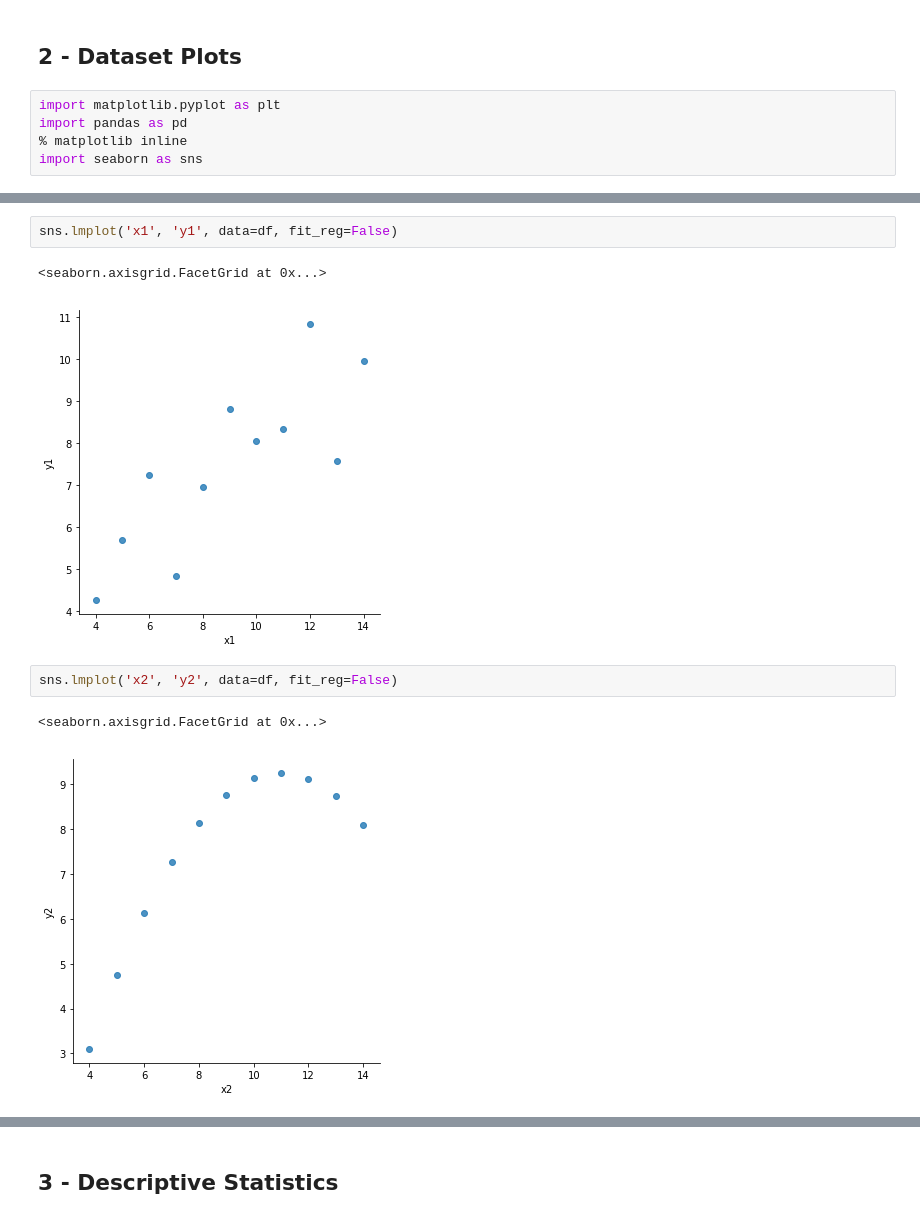
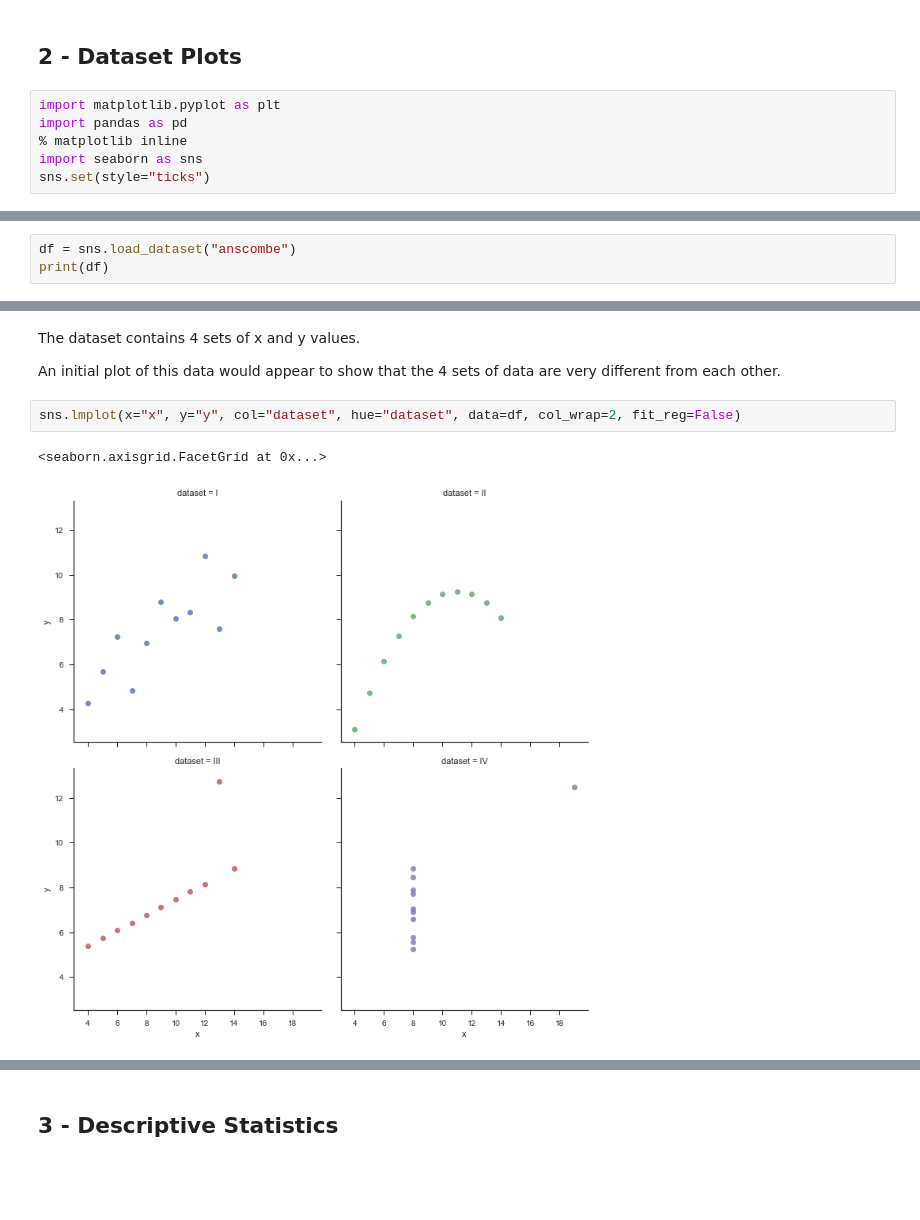
Before and after one commit to MKelly1303/GMIT_52446_Fund_Assignment1, a Jupyter notebook: 52446-Assignment_1_Mark_Kelly.ipynb, the cells around one changed output, grey strips where cells are left out. Cells and saved outputs as stored; diff of their text form; blank space fills up the shorter version.

Commit message:
Updated source data, charts and added a groupby function to describe the data

```diff
--- a/52446-Assignment_1_Mark_Kelly.ipynb
+++ b/52446-Assignment_1_Mark_Kelly.ipynb
@@ -24,3 +24,4 @@ import matplotlib.pyplot as plt
 import pandas as pd
 % matplotlib inline
 import seaborn as sns
+sns.set(style="ticks")
@@ -92,0 +30,3 @@ df.plot(x='x1', y='y2')
+# %%
+df = sns.load_dataset("anscombe")
+print(df)
@@ -93,10 +51,9 @@ df.plot(x='x1', y='y2')
+# %% [markdown]
+The dataset contains 4 sets of x and y values.
+
+An initial plot of this data would appear to show that the 4 sets of data are very different from each other.
 # %%
-sns.lmplot('x1', 'y1', data=df, fit_reg=False)
+sns.lmplot(x="x", y="y", col="dataset", hue="dataset", data=df, col_wrap=2, fit_reg=False)
 # %% [output]
 <seaborn.axisgrid.FacetGrid at 0x...>
-[figure, old version]
+[figure, new version]
-# %%
-sns.lmplot('x2', 'y2', data=df, fit_reg=False)
-# %% [output]
-<seaborn.axisgrid.FacetGrid at 0x...>
-[figure, removed]
```
Also changed, not shown: parts of 24 cells of this notebook.
